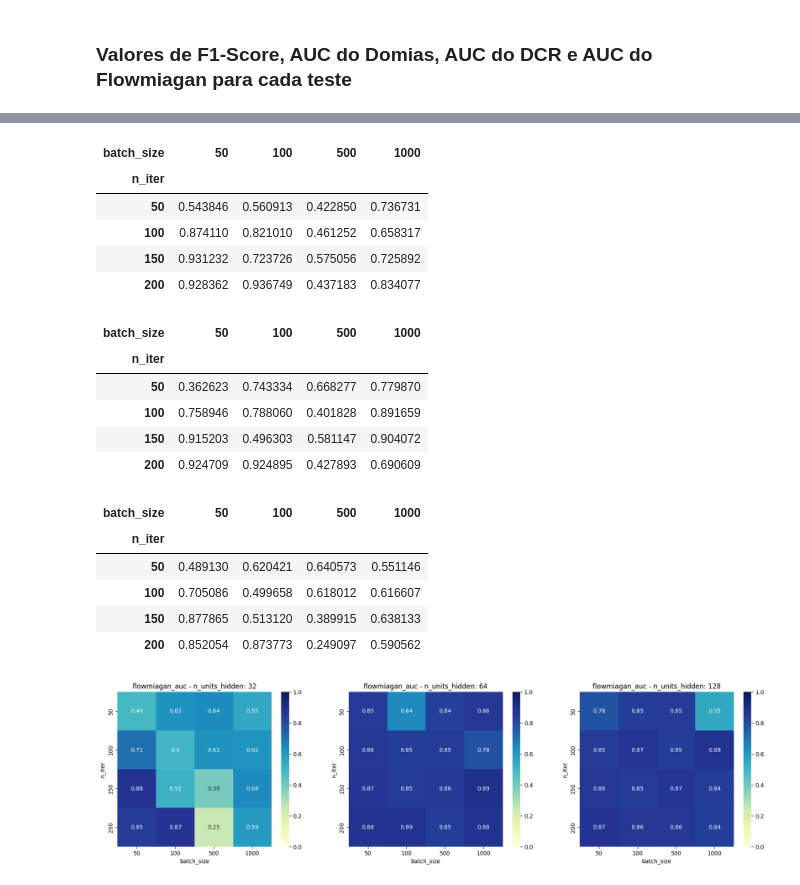
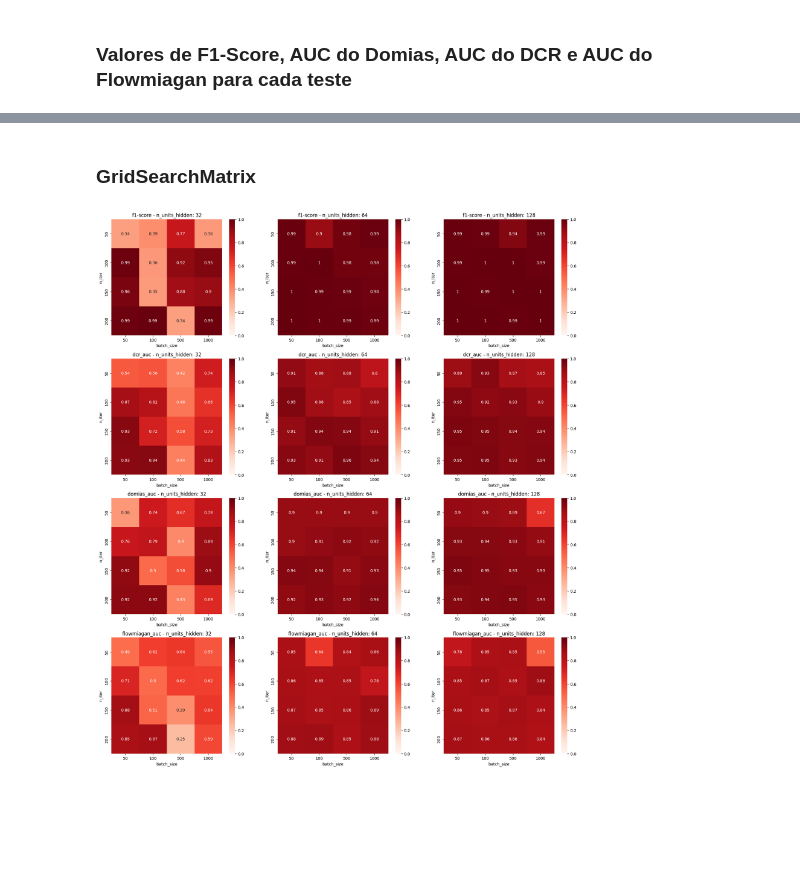
Before and after one commit to Alan-TC/AblationStudy, a Jupyter notebook: analise.ipynb, the cells around one changed output, grey strips where cells are left out. Drawn from its saved outputs; the diff is of its cells as text; code cells hidden in the pictures; blank space fills up the shorter version.

Commit message:
feat: GridSearchMatrix

```diff
--- a/analise.ipynb
+++ b/analise.ipynb
@@ -126,51 +171,6 @@ plot_graficos_de_teste(df_ablation)
-# %%
-heatmap = df_ablation[df_ablation['n_units_hidden'] == 32][['n_iter', 'batch_size', 'dcr_auc']].pivot(index='n_iter', columns='batch_size', values='dcr_auc')
-heatmap
-# %% [output]
-| batch_size | 50 | 100 | 500 | 1000 |
-| n_iter |  |  |  |  |
-| 50 | 0.543846 | 0.560913 | 0.422850 | 0.736731 |
-| 100 | 0.874110 | 0.821010 | 0.461252 | 0.658317 |
-| 150 | 0.931232 | 0.723726 | 0.575056 | 0.725892 |
-| 200 | 0.928362 | 0.936749 | 0.437183 | 0.834077 |
-# %%
-heatmap = df_ablation[df_ablation['n_units_hidden'] == 32][['n_iter', 'batch_size', 'domias_auc']].pivot(index='n_iter', columns='batch_size', values='domias_auc')
-heatmap
-# %% [output]
-| batch_size | 50 | 100 | 500 | 1000 |
-| n_iter |  |  |  |  |
-| 50 | 0.362623 | 0.743334 | 0.668277 | 0.779870 |
-| 100 | 0.758946 | 0.788060 | 0.401828 | 0.891659 |
-| 150 | 0.915203 | 0.496303 | 0.581147 | 0.904072 |
-| 200 | 0.924709 | 0.924895 | 0.427893 | 0.690609 |
-# %%
-heatmap = df_ablation[df_ablation['n_units_hidden'] == 32][['n_iter', 'batch_size', 'flowmiagan_auc']].pivot(index='n_iter', columns='batch_size', values='flowmiagan_auc')
-heatmap
-# %% [output]
-| batch_size | 50 | 100 | 500 | 1000 |
-| n_iter |  |  |  |  |
-| 50 | 0.489130 | 0.620421 | 0.640573 | 0.551146 |
-| 100 | 0.705086 | 0.499658 | 0.618012 | 0.616607 |
-| 150 | 0.877865 | 0.513120 | 0.389915 | 0.638133 |
-| 200 | 0.852054 | 0.873773 | 0.249097 | 0.590562 |
-# %%
-def grid_search_matrix(df, fixed_column: str, x_column: str, y_column: str, value_column: str):
-    all_fixed_values = pd.unique(df[fixed_column])
-
-    total_columns = len(all_fixed_values)
-
-    fig, ax = plt.subplots(figsize=(7*total_columns,5), ncols=total_columns, nrows= 1)
-
-    for i, fixed_in in enumerate(all_fixed_values):
-        result_heatmap = df[df[fixed_column] == fixed_in][[x_column, y_column, value_column]].pivot(index=y_column, columns=x_column, values=value_column)
-
-        sns.heatmap(result_heatmap, annot=True, cmap="YlGnBu", ax=ax[i], vmin=0, vmax=1)
-        ax[i].set_xlabel(x_column)
-        ax[i].set_ylabel(y_column)
-        ax[i].set_title(f"{value_column} - {fixed_column}: {fixed_in}")
-
-    plt.show()
+# %% [markdown]
+### GridSearchMatrix
 # %%
-grid_search_matrix(df_ablation, 'n_units_hidden', 'batch_size', 'n_iter', 'flowmiagan_auc')
+grid_search_matrix(df_ablation, 'n_units_hidden', 'batch_size', 'n_iter', ['f1-score', 'dcr_auc', 'domias_auc', 'flowmiagan_auc'])
 # %% [output]
-[figure, old version]
+[figure, new version]
```
Also changed, not shown: parts of 7 cells of this notebook.
